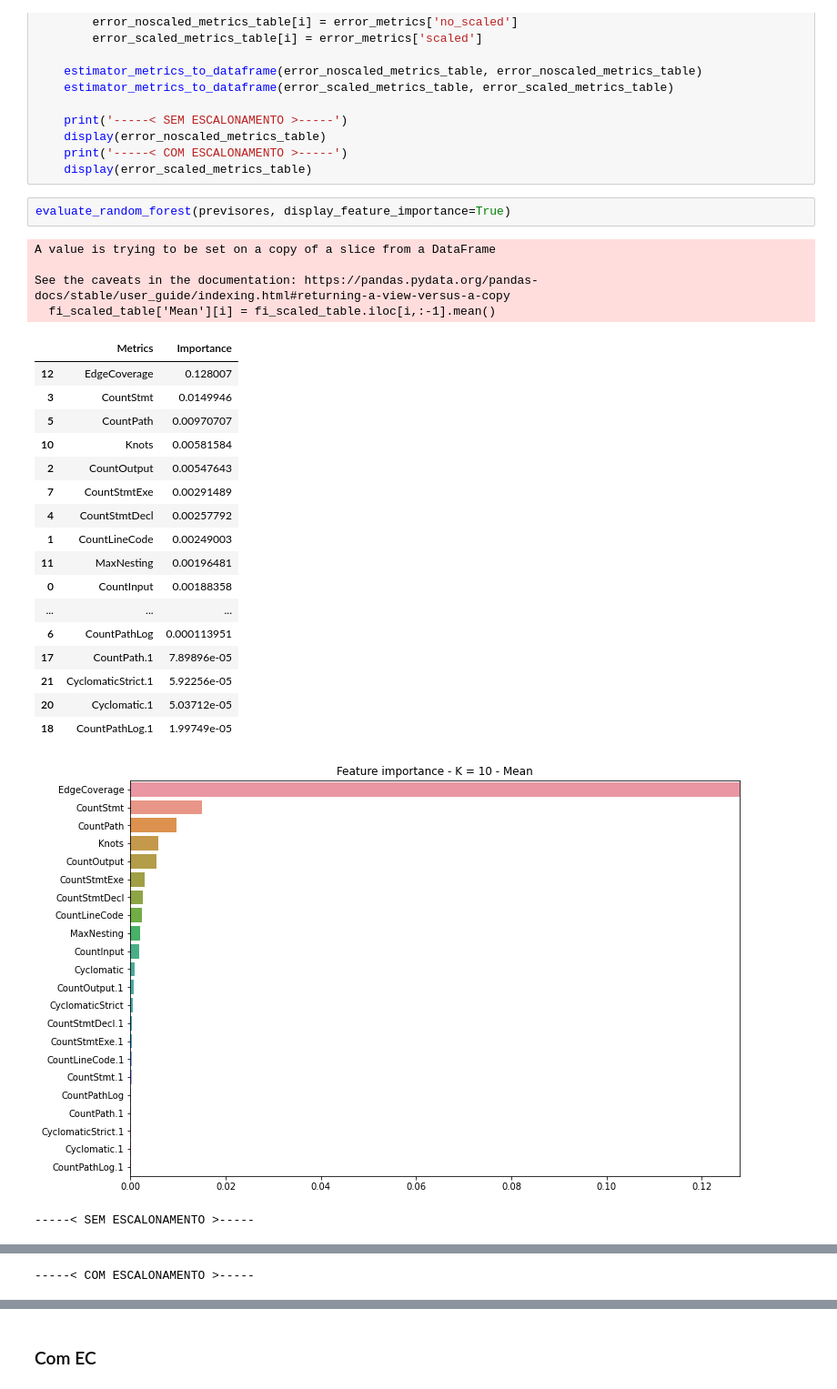
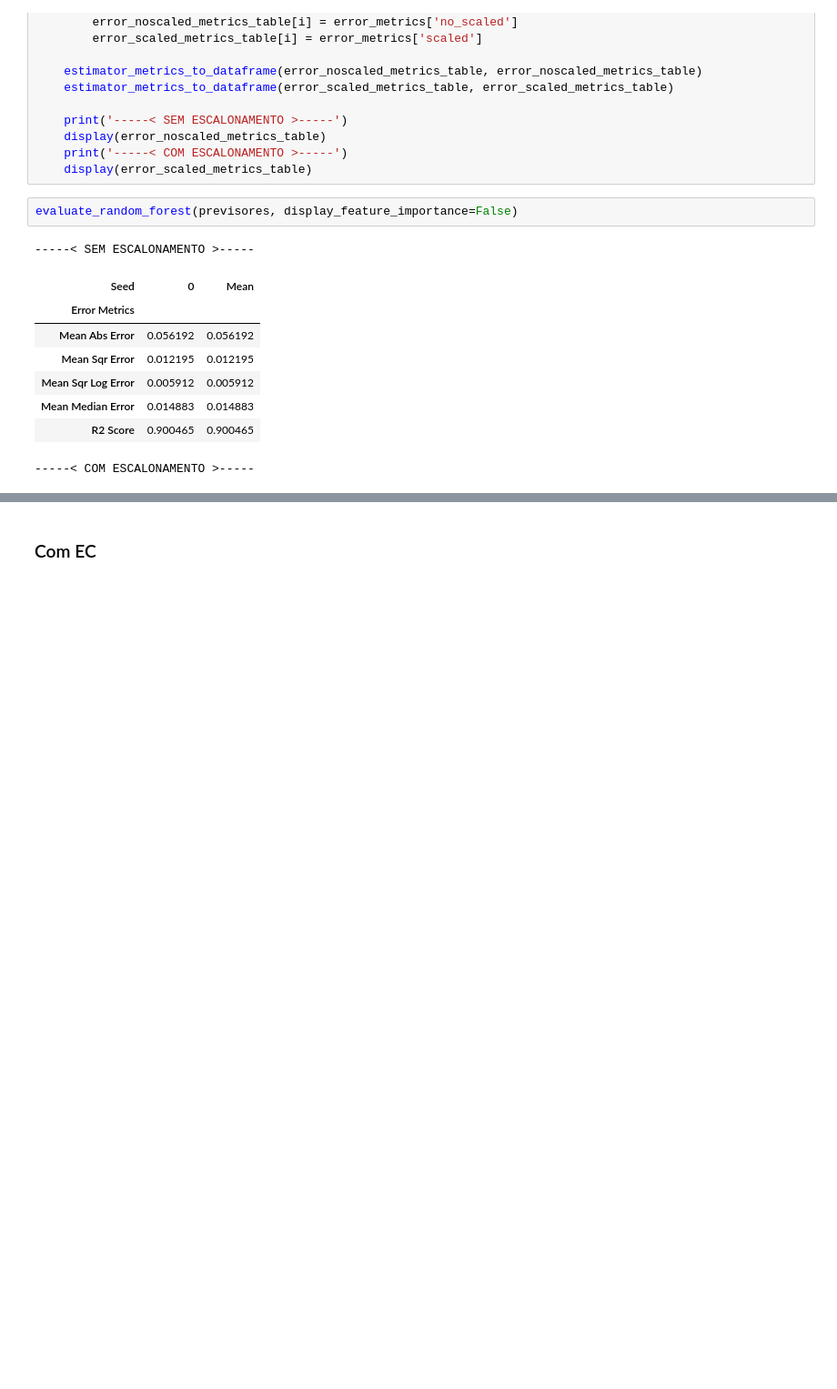
Before and after one commit to keslleylima/PPC-Prediction, a Jupyter notebook: ml-ppc.ipynb, the cells around one changed output, grey strips where cells are left out. Shown at 91% size. Saved outputs shown, nothing was run; the diff lists cells and outputs as text; blank space fills up the shorter version.

```diff
--- a/ml-ppc.ipynb
+++ b/ml-ppc.ipynb
@@ -2061,30 +2379,16 @@ def evaluate_random_forest(metrics, tot_seeds=0, display_prediction=False, displ
     print('-----< COM ESCALONAMENTO >-----')
     display(error_scaled_metrics_table)
 # %%
-evaluate_random_forest(previsores, display_feature_importance=True)
+evaluate_random_forest(previsores, display_feature_importance=False)
 # %% [output]
-A value is trying to be set on a copy of a slice from a DataFrame
-
-See the caveats in the documentation: https://pandas.pydata.org/pandas-docs/stable/user_guide/indexing.html#returning-a-view-versus-a-copy
-  fi_scaled_table['Mean'][i] = fi_scaled_table.iloc[i,:-1].mean()
+-----< SEM ESCALONAMENTO >-----
-|  | Metrics | Importance |
-| 12 | EdgeCoverage | 0.128007 |
-| 3 | CountStmt | 0.0149946 |
-| 5 | CountPath | 0.00970707 |
-| 10 | Knots | 0.00581584 |
-| 2 | CountOutput | 0.00547643 |
-| 7 | CountStmtExe | 0.00291489 |
-| 4 | CountStmtDecl | 0.00257792 |
-| 1 | CountLineCode | 0.00249003 |
-| 11 | MaxNesting | 0.00196481 |
-| 0 | CountInput | 0.00188358 |
-| ... | ... | ... |
-| 6 | CountPathLog | 0.000113951 |
-| 17 | CountPath.1 | 7.89896e-05 |
-| 21 | CyclomaticStrict.1 | 5.92256e-05 |
-| 20 | Cyclomatic.1 | 5.03712e-05 |
-| 18 | CountPathLog.1 | 1.99749e-05 |
+| Seed | 0 | Mean |
+| Error Metrics |  |  |
+| Mean Abs Error | 0.056192 | 0.056192 |
+| Mean Sqr Error | 0.012195 | 0.012195 |
+| Mean Sqr Log Error | 0.005912 | 0.005912 |
+| Mean Median Error | 0.014883 | 0.014883 |
+| R2 Score | 0.900465 | 0.900465 |
-[figure, removed]
------< SEM ESCALONAMENTO >-----
+-----< COM ESCALONAMENTO >-----
 | Seed | 0 | Mean |
 | Error Metrics |  |  |
@@ -2096 +2399,0 @@ See the caveats in the documentation: https://pandas.pydata.org/pandas-docs/stab
------< COM ESCALONAMENTO >-----
```
Also changed, not shown: parts of 134 cells of this notebook, 2 other files.
